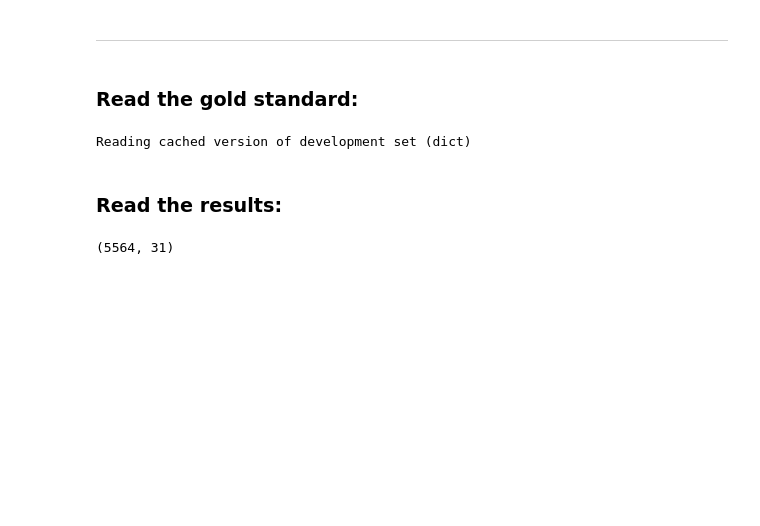
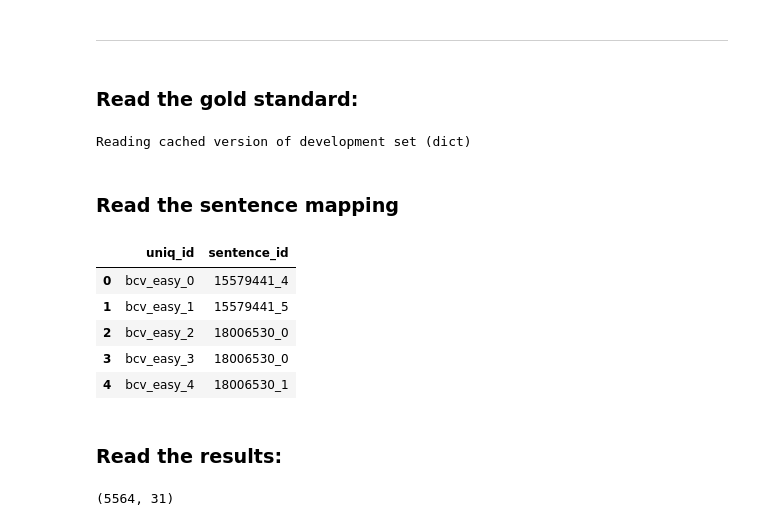
Before and after one commit to SuLab/crowd_cid_relex, a Jupyter notebook: crowd_only/job_761593_analysis.ipynb, the cells around one changed output. Drawn from its saved outputs; the diff is of its cells as text; code cells hidden in the pictures; blank space fills up the shorter version.

```diff
--- a/crowd_only/job_761593_analysis.ipynb
+++ b/crowd_only/job_761593_analysis.ipynb
@@ -85,6 +85,19 @@ Reading cached version of development set (dict)
 def in_gold(row):
     pmid = int(row["pmid"])
     return int(development_set[pmid].has_relation(Relation(pmid, row["chemical_id"], row["disease_id"])))
+# %% [markdown]
+### Read the sentence mapping
+# %%
+sentence_id_mapping = pd.read_csv("data/befree/sentence_id_mapping.tsv", sep = '\t')
+# %%
+sentence_id_mapping.head()
+# %% [output]
+|  | uniq_id | sentence_id |
+| 0 | bcv_easy_0 | 15579441_4 |
+| 1 | bcv_easy_1 | 15579441_5 |
+| 2 | bcv_easy_2 | 18006530_0 |
+| 3 | bcv_easy_3 | 18006530_0 |
+| 4 | bcv_easy_4 | 18006530_1 |
 # %% [markdown]
 ### Read the results:
 # %%
```
Also changed, not shown: parts of 15 cells of this notebook.
